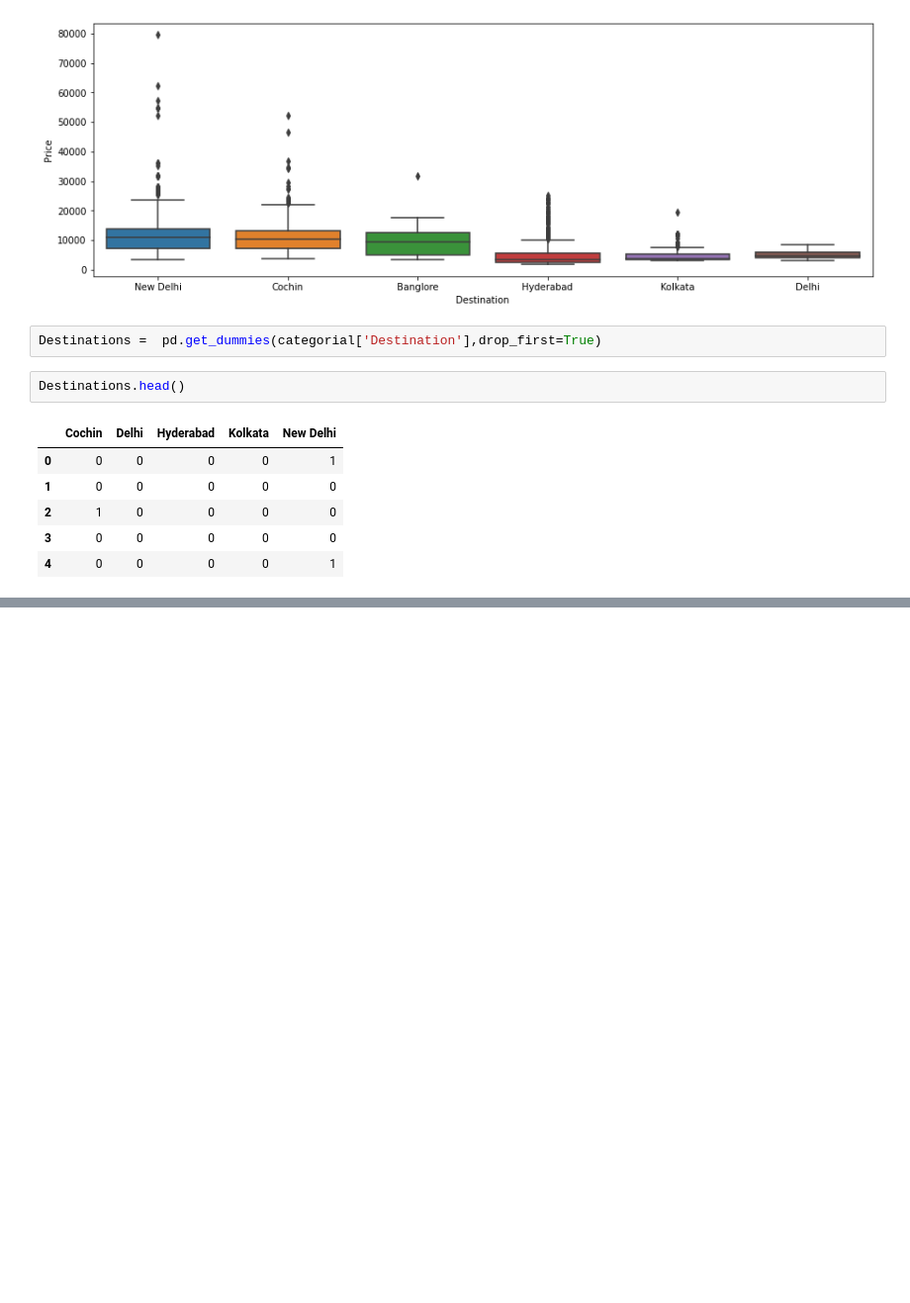
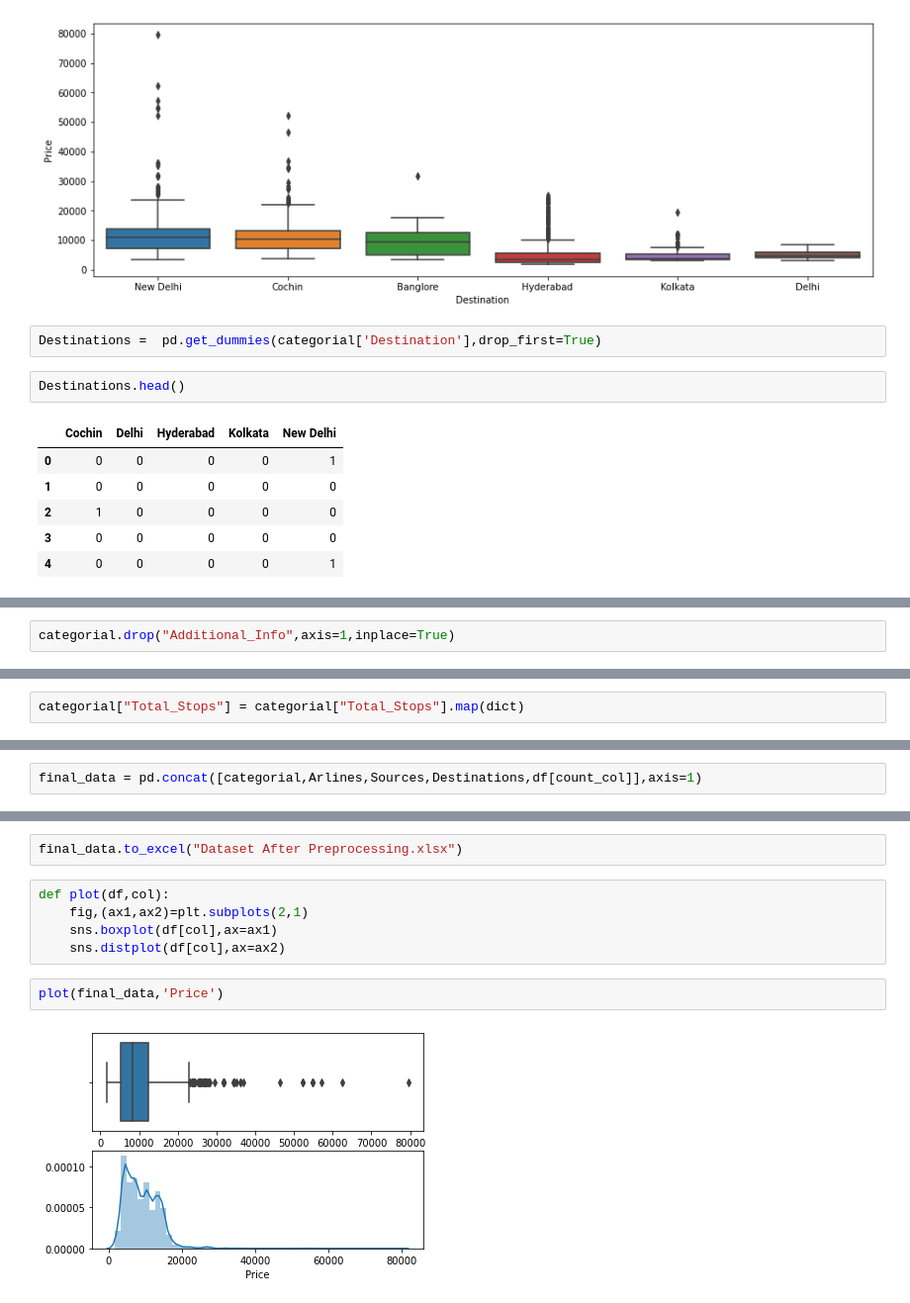
Before and after one commit to Dhrumil-Zion/Predict-Price-of-Airlines-Industry, a Jupyter notebook: Project_main_file.ipynb, the cells around one changed output, grey strips where cells are left out. Shown: that part at 99% size. Drawn from its saved outputs; the diff is of its cells as text; blank space fills up the shorter version.

Commit message:
Generate Final Dataset for Machine Learning Algorithm

```diff
--- a/Project_main_file.ipynb
+++ b/Project_main_file.ipynb
@@ -339,0 +485,2 @@ Destinations.head()
+# %%
+categorial.drop("Additional_Info",axis=1,inplace=True)
@@ -339,0 +508,2 @@ Destinations.head()
+# %%
+categorial["Total_Stops"] = categorial["Total_Stops"].map(dict)
@@ -339,0 +525,2 @@ Destinations.head()
+# %%
+final_data = pd.concat([categorial,Arlines,Sources,Destinations,df[count_col]],axis=1)
@@ -339,0 +564,11 @@ Destinations.head()
+# %%
+final_data.to_excel("Dataset After Preprocessing.xlsx")
+# %%
+def plot(df,col):
+    fig,(ax1,ax2)=plt.subplots(2,1)
+    sns.boxplot(df[col],ax=ax1)
+    sns.distplot(df[col],ax=ax2)
+# %%
+plot(final_data,'Price')
+# %% [output]
+[figure, added]
```
Also changed, not shown: parts of 35 cells of this notebook, 1 other file.
